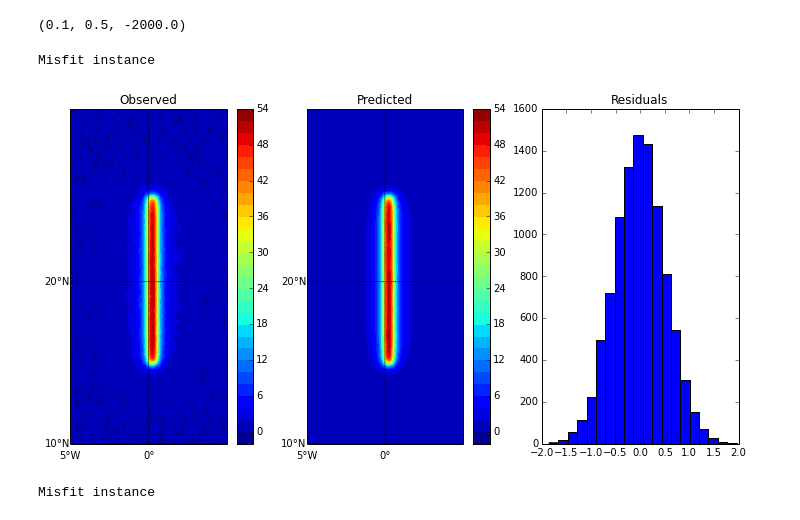
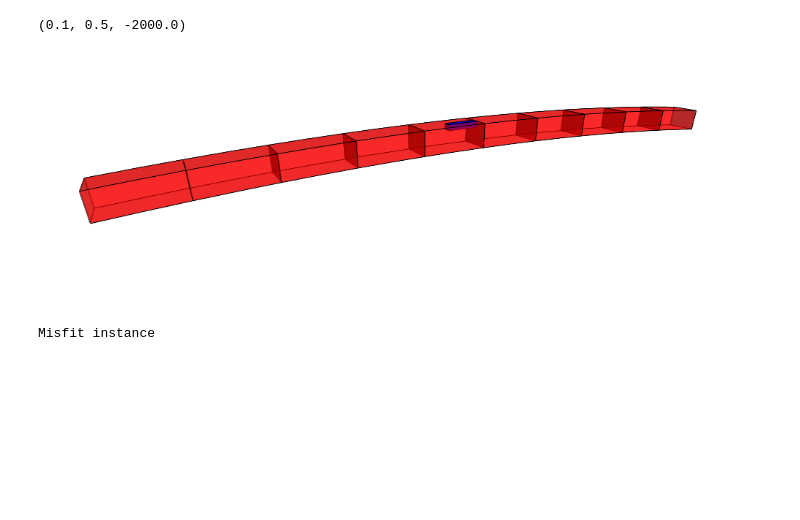
Before and after one commit to leouieda/egu2014, a Jupyter notebook: notebooks/lineament.ipynb, the cells around one changed output. Saved outputs shown, nothing was run; the diff lists cells and outputs as text; code cells hidden in the pictures; blank space fills up the shorter version.

```diff
--- a/notebooks/lineament.ipynb
+++ b/notebooks/lineament.ipynb
@@ -86,11 +105,7 @@ solver_gz = Gravity(lon, lat, height, gz, mesh)
-# %%
-solver_gz.config('planting', seeds=seeds, compactness=5, threshold=0.0001).fit()
-# %% [output]
-Misfit instance
-# %%
-plot(solver_gz, [gz])
-# %% [output]
-[figure, removed]
+# %%
+Image(filename='{}/lineament-seeds.png'.format(imgdir))
+# %% [output]
+[figure, added]
 # %%
 solver_gzz = Gravity(lon, lat, height, gzz, mesh, field='gzz')
 # %%
```
Also changed, not shown: parts of 17 cells of this notebook, 14 other files.
